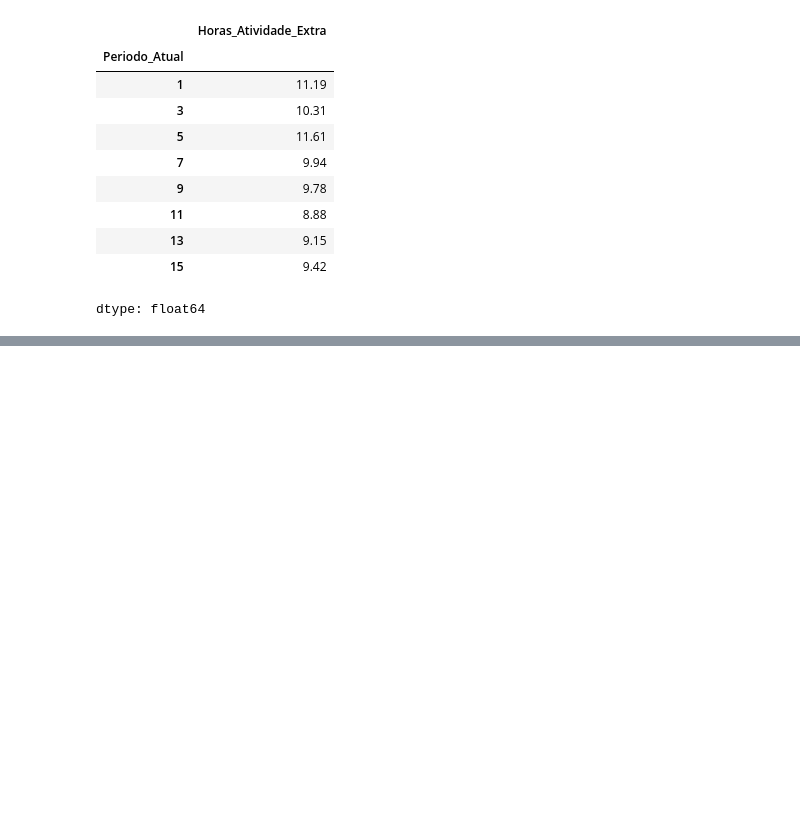
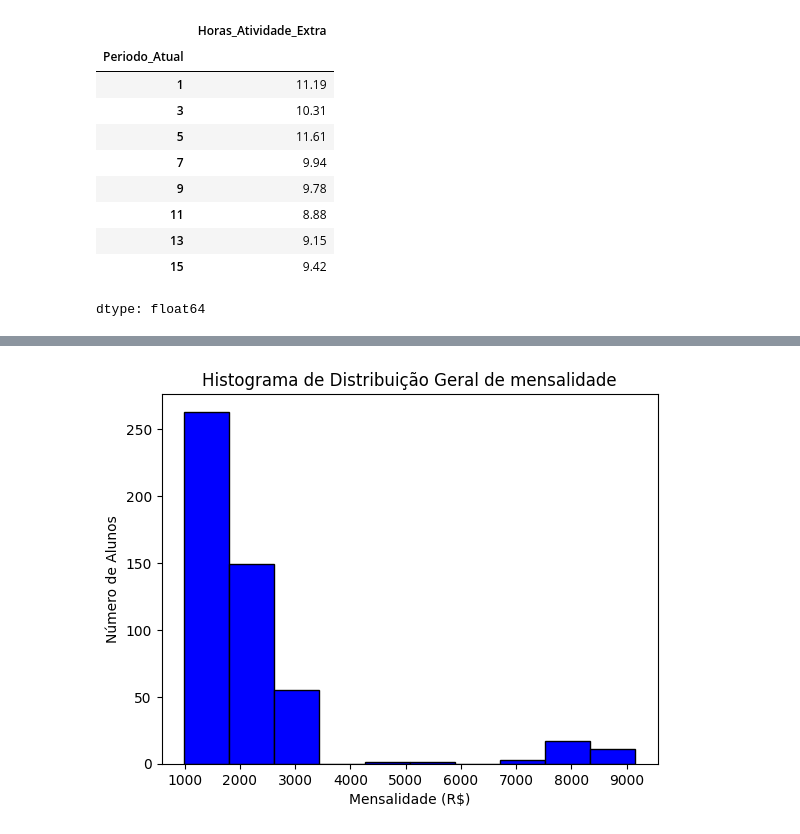
Before and after one commit to helena-varela/Dados-UFRN, a Jupyter notebook: Análise_Exploratória.ipynb, the cells around one changed output, grey strips where cells are left out. Drawn from its saved outputs; the diff is of its cells as text; code cells hidden in the pictures; blank space fills up the shorter version.

```diff
--- a/Análise_Exploratória.ipynb
+++ b/Análise_Exploratória.ipynb
@@ -215,0 +215,10 @@ dtype: int64
+# %%
+# Como é distribuída a mensalidade da faculdade de maneira geral?
+
+plt.hist(df["Taxa_Mensalidade"], color='blue', edgecolor='black')
+plt.title("Histograma de Distribuição Geral de mensalidade")
+plt.xlabel("Mensalidade (R$)")
+plt.ylabel("Número de Alunos")
+plt.show()
+# %% [output]
+[figure, added]
```
Also changed, not shown: parts of 5 cells of this notebook.
